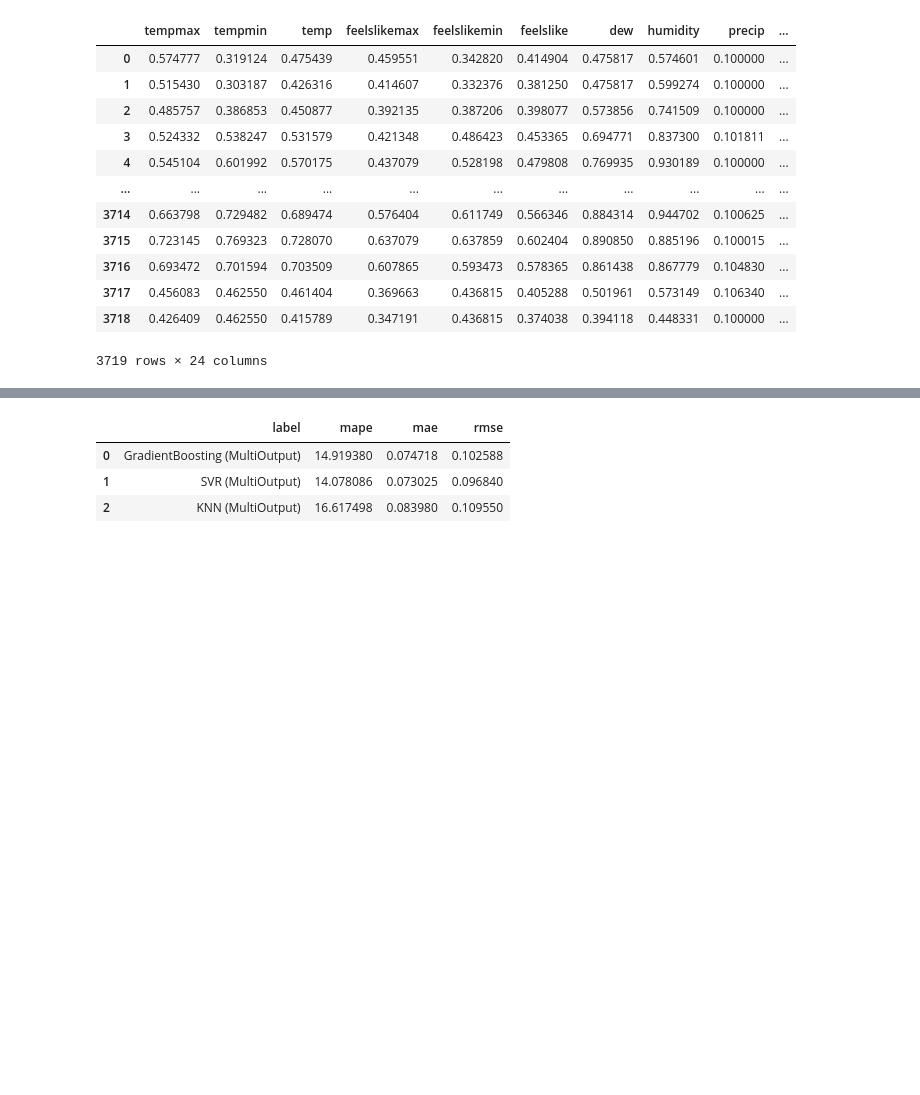
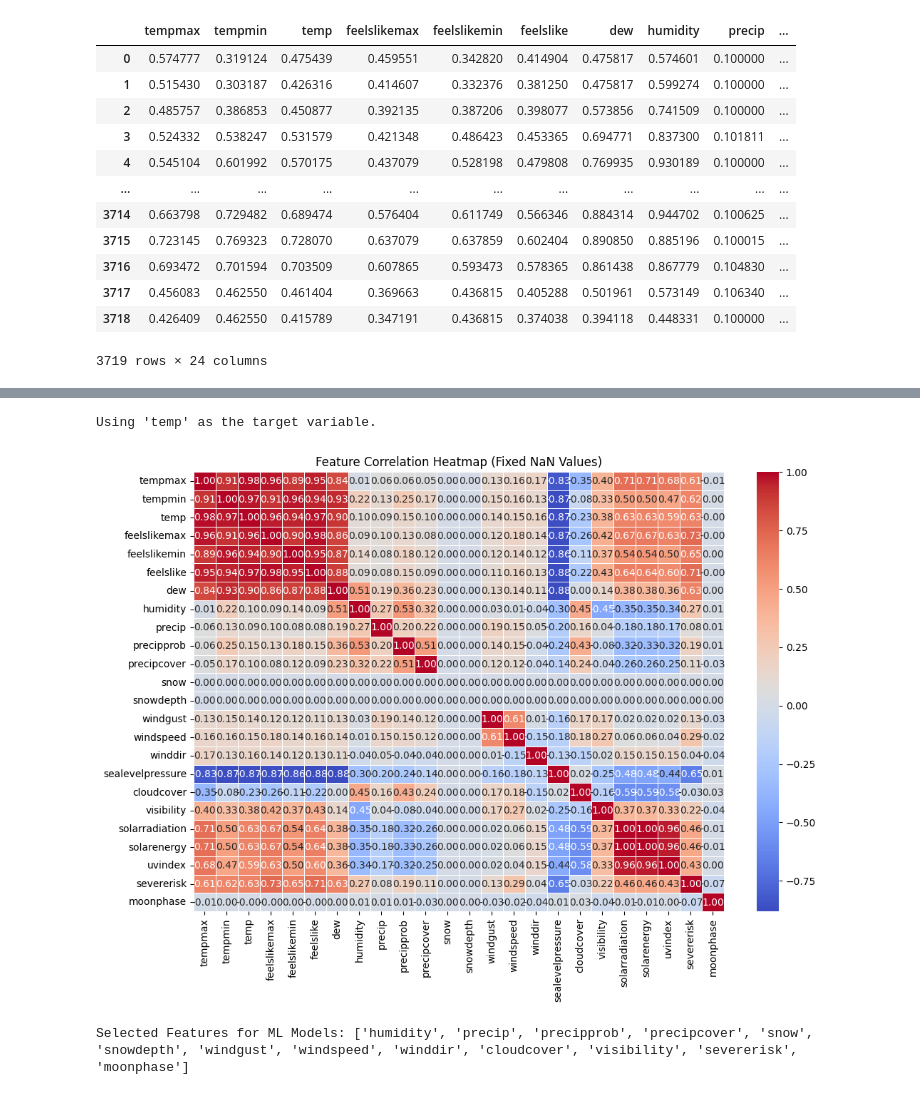
Before and after one commit to hheulwen/hanoi_weather_forecast, a Jupyter notebook: hanoi-weather-prediction-ml-multivar.ipynb, the cells around one changed output, grey strips where cells are left out. Saved outputs shown, nothing was run; the diff lists cells and outputs as text; code cells hidden in the pictures; blank space fills up the shorter version.

```diff
--- a/hanoi-weather-prediction-ml-multivar.ipynb
+++ b/hanoi-weather-prediction-ml-multivar.ipynb
@@ -206,38 +75,26 @@ results_df
-# %%
-# Import necessary libraries
-from sklearn.ensemble import GradientBoostingRegressor
-from sklearn.multioutput import MultiOutputRegressor
-from sklearn.svm import SVR
-from sklearn.neighbors import KNeighborsRegressor
-
-# Reset results list
-test_ar = []
-
-# Define and train Multi-Output Gradient Boosting Regressor
-model_gb = MultiOutputRegressor(GradientBoostingRegressor(n_estimators=500, learning_rate=0.05, max_depth=5, random_state=0))
-model_gb.fit(x_train, y_train)
-y_pred_gb = model_gb.predict(x_test)
-mape, mae, rmse = accuracy_metrics(y_pred_gb, y_test)
-test_ar.append({'label': 'GradientBoosting (MultiOutput)', 'mape': mape, 'mae': mae, 'rmse': rmse})
-
-# Define and train Multi-Output Support Vector Regression (SVR)
-model_svr = MultiOutputRegressor(SVR(kernel='rbf', C=100, epsilon=0.1))
-model_svr.fit(x_train, y_train)
-y_pred_svr = model_svr.predict(x_test)
-mape, mae, rmse = accuracy_metrics(y_pred_svr, y_test)
-test_ar.append({'label': 'SVR (MultiOutput)', 'mape': mape, 'mae': mae, 'rmse': rmse})
-
-# Define and train Multi-Output K-Nearest Neighbors Regressor (KNN)
-model_knn = MultiOutputRegressor(KNeighborsRegressor(n_neighbors=5, weights='distance'))
-model_knn.fit(x_train, y_train)
-y_pred_knn = model_knn.predict(x_test)
-mape, mae, rmse = accuracy_metrics(y_pred_knn, y_test)
-test_ar.append({'label': 'KNN (MultiOutput)', 'mape': mape, 'mae': mae, 'rmse': rmse})
-
-results_df = pd.DataFrame(test_ar)
-results_df
-# %% [output]
-|  | label | mape | mae | rmse |
-| 0 | GradientBoosting (MultiOutput) | 14.919380 | 0.074718 | 0.102588 |
-| 1 | SVR (MultiOutput) | 14.078086 | 0.073025 | 0.096840 |
-| 2 | KNN (MultiOutput) | 16.617498 | 0.083980 | 0.109550 |
+# %%
+possible_temp_names = [col for col in df.columns if "temp" in col.lower()]
+if possible_temp_names:
+    target_variable = possible_temp_names[2]
+    print(f"Using '{target_variable}' as the target variable.")
+else:
+    raise ValueError("Error: No temperature-related column found in dataset.")
+# %% [output]
+Using 'temp' as the target variable.
+# %%
+# Remove non-numeric columns before computing correlation
+df_numeric = df.select_dtypes(include=['number'])
+# %%
+# Compute correlation matrix using only numerical data
+correlation_matrix = df_numeric.corr()
+# %%
+# Replace NaN values with 0 in the correlation matrix
+correlation_matrix = correlation_matrix.fillna(0)
+
+# Plot heatmap of correlations
+plt.figure(figsize=(12, 8))
+sns.heatmap(correlation_matrix, annot=True, cmap="coolwarm", fmt=".2f", linewidths=0.5)
+plt.title("Feature Correlation Heatmap (Fixed NaN Values)")
+plt.show()
+# %% [output]
+[figure, added]
@@ -243,0 +109,8 @@ results_df
+# %%
+# Keep only independent features
+selected_features = [col for col in df_numeric.columns if col not in to_remove]
+
+# Display selected features
+print("Selected Features for ML Models:", selected_features)
+# %% [output]
+Selected Features for ML Models: ['humidity', 'precip', 'precipprob', 'precipcover', 'snow', 'snowdepth', 'windgust', 'windspeed', 'winddir', 'cloudcover', 'visibility', 'severerisk', 'moonphase']
```
Also changed, not shown: parts of 20 cells of this notebook.
